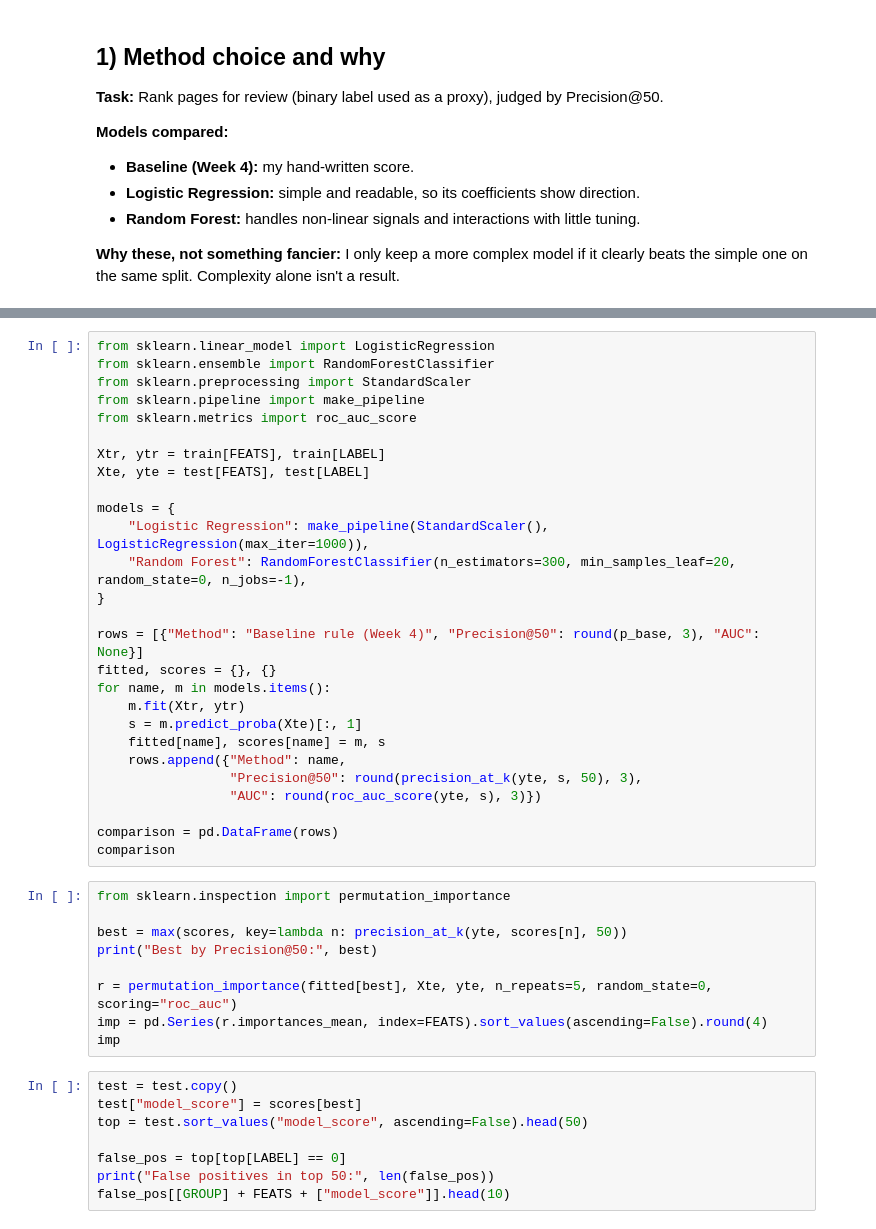
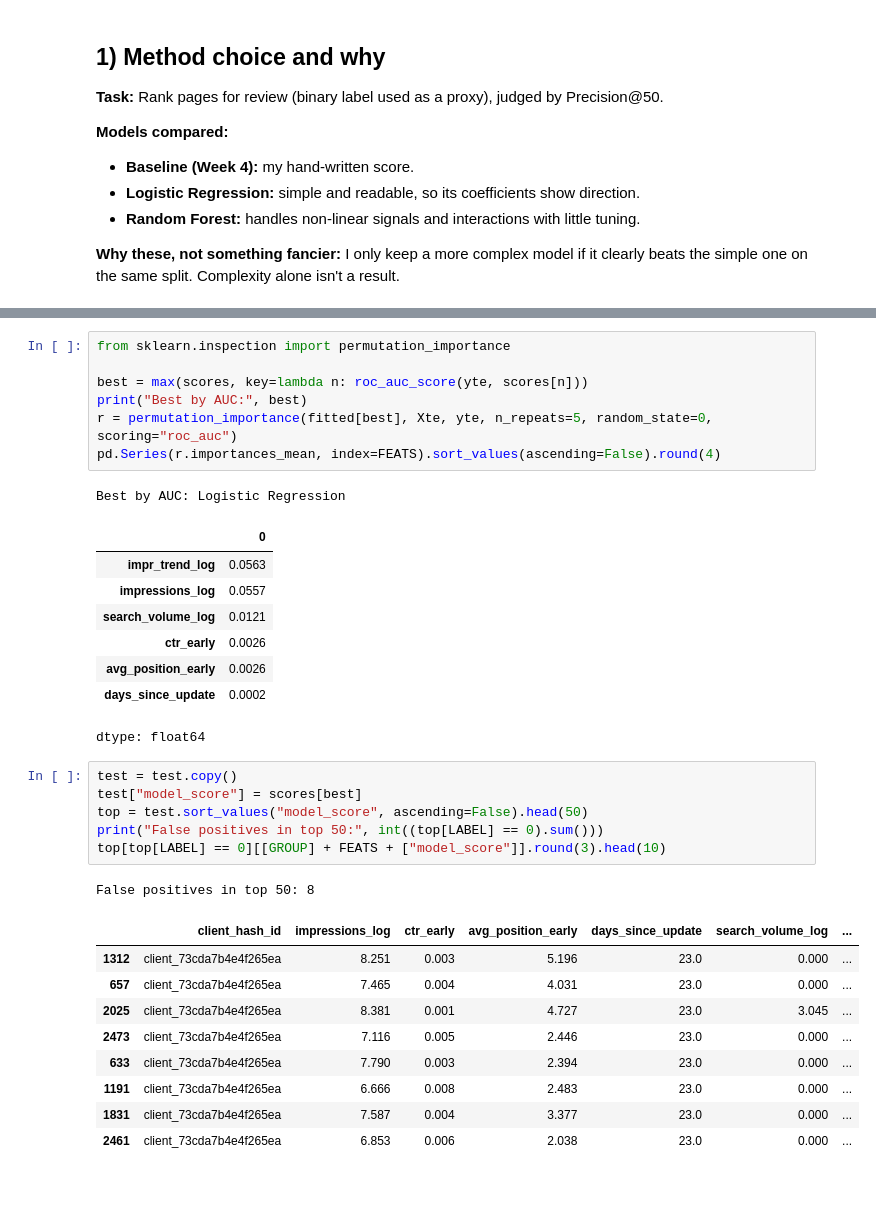
Before and after one commit to janaadarwish/flyrank-ml-internship, a Jupyter notebook: work/notebooks/w05_model.ipynb, the cells around one changed output, grey strips where cells are left out. Cells and saved outputs as stored; diff of their text form; blank space fills up the shorter version.

```diff
--- a/work/notebooks/w05_model.ipynb
+++ b/work/notebooks/w05_model.ipynb
@@ -65,44 +151,34 @@ print("Baseline Precision@50:", round(p_base, 3), "| base rate:", round(test[LAB
 # %%
-from sklearn.linear_model import LogisticRegression
-from sklearn.ensemble import RandomForestClassifier
-from sklearn.preprocessing import StandardScaler
-from sklearn.pipeline import make_pipeline
-from sklearn.metrics import roc_auc_score
+from sklearn.inspection import permutation_importance
 
-Xtr, ytr = train[FEATS], train[LABEL]
-Xte, yte = test[FEATS], test[LABEL]
-
-models = {
-    "Logistic Regression": make_pipeline(StandardScaler(), LogisticRegression(max_iter=1000)),
-    "Random Forest": RandomForestClassifier(n_estimators=300, min_samples_leaf=20, random_state=0, n_jobs=-1),
-}
-
-rows = [{"Method": "Baseline rule (Week 4)", "Precision@50": round(p_base, 3), "AUC": None}]
-fitted, scores = {}, {}
-for name, m in models.items():
-    m.fit(Xtr, ytr)
-    s = m.predict_proba(Xte)[:, 1]
-    fitted[name], scores[name] = m, s
-    rows.append({"Method": name,
-                 "Precision@50": round(precision_at_k(yte, s, 50), 3),
-                 "AUC": round(roc_auc_score(yte, s), 3)})
-
-comparison = pd.DataFrame(rows)
-comparison
+best = max(scores, key=lambda n: roc_auc_score(yte, scores[n]))
+print("Best by AUC:", best)
+r = permutation_importance(fitted[best], Xte, yte, n_repeats=5, random_state=0, scoring="roc_auc")
+pd.Series(r.importances_mean, index=FEATS).sort_values(ascending=False).round(4)
+# %% [output]
+Best by AUC: Logistic Regression
+|  | 0 |
+| impr_trend_log | 0.0563 |
+| impressions_log | 0.0557 |
+| search_volume_log | 0.0121 |
+| ctr_early | 0.0026 |
+| avg_position_early | 0.0026 |
+| days_since_update | 0.0002 |
+dtype: float64
 # %%
-from sklearn.inspection import permutation_importance
-
-best = max(scores, key=lambda n: precision_at_k(yte, scores[n], 50))
-print("Best by Precision@50:", best)
-
-r = permutation_importance(fitted[best], Xte, yte, n_repeats=5, random_state=0, scoring="roc_auc")
-imp = pd.Series(r.importances_mean, index=FEATS).sort_values(ascending=False).round(4)
-imp
+test = test.copy()
+test["model_score"] = scores[best]
+top = test.sort_values("model_score", ascending=False).head(50)
+print("False positives in top 50:", int((top[LABEL] == 0).sum()))
+top[top[LABEL] == 0][[GROUP] + FEATS + ["model_score"]].round(3).head(10)
+# %% [output]
+False positives in top 50: 8
+|  | client_hash_id | impressions_log | ctr_early | avg_position_early | days_since_update | search_volume_log | ... |
+| 1312 | client_73cda7b4e4f265ea | 8.251 | 0.003 | 5.196 | 23.0 | 0.000 | ... |
+| 657 | client_73cda7b4e4f265ea | 7.465 | 0.004 | 4.031 | 23.0 | 0.000 | ... |
+| 2025 | client_73cda7b4e4f265ea | 8.381 | 0.001 | 4.727 | 23.0 | 3.045 | ... |
+| 2473 | client_73cda7b4e4f265ea | 7.116 | 0.005 | 2.446 | 23.0 | 0.000 | ... |
+| 633 | client_73cda7b4e4f265ea | 7.790 | 0.003 | 2.394 | 23.0 | 0.000 | ... |
+| 1191 | client_73cda7b4e4f265ea | 6.666 | 0.008 | 2.483 | 23.0 | 0.000 | ... |
+| 1831 | client_73cda7b4e4f265ea | 7.587 | 0.004 | 3.377 | 23.0 | 0.000 | ... |
+| 2461 | client_73cda7b4e4f265ea | 6.853 | 0.006 | 2.038 | 23.0 | 0.000 | ... |
-# %%
-test = test.copy()
-test["model_score"] = scores[best]
-top = test.sort_values("model_score", ascending=False).head(50)
-
-false_pos = top[top[LABEL] == 0]
-print("False positives in top 50:", len(false_pos))
-false_pos[[GROUP] + FEATS + ["model_score"]].head(10)
```
Also changed, not shown: parts of 11 cells of this notebook.
